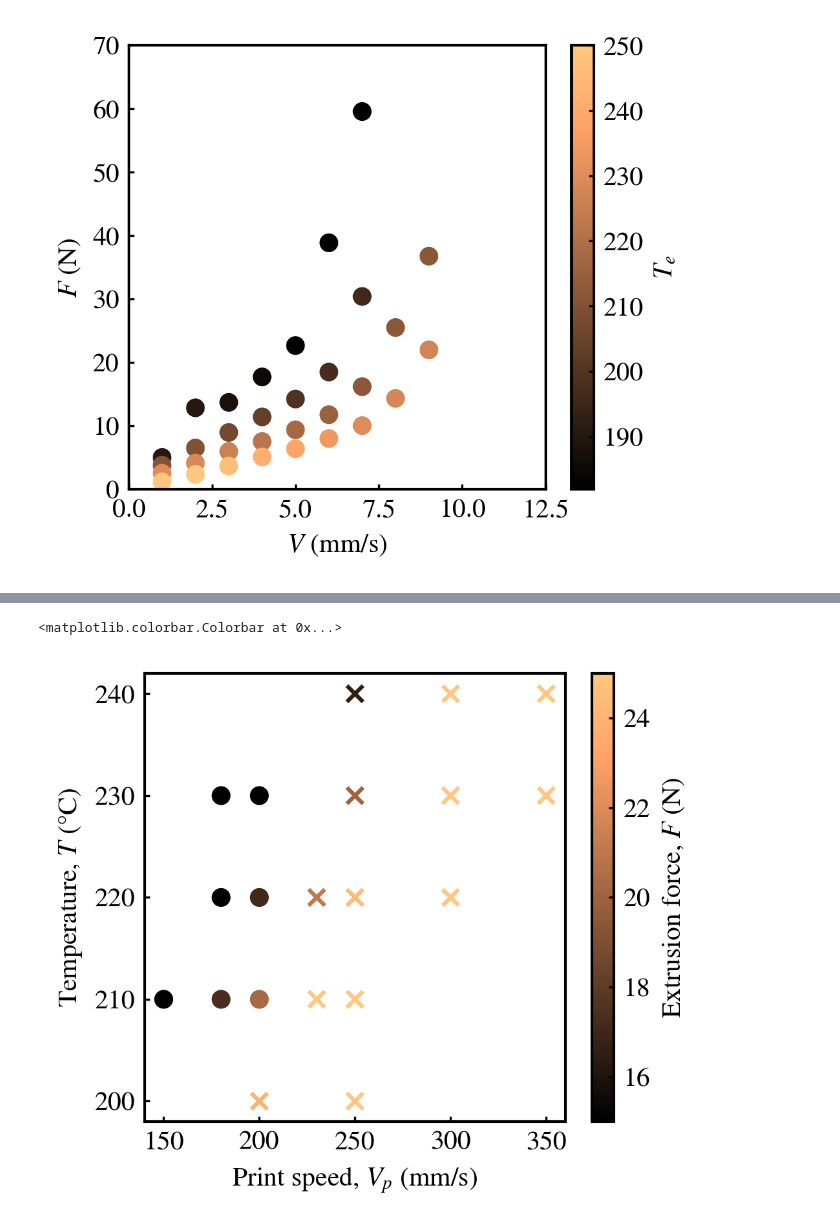
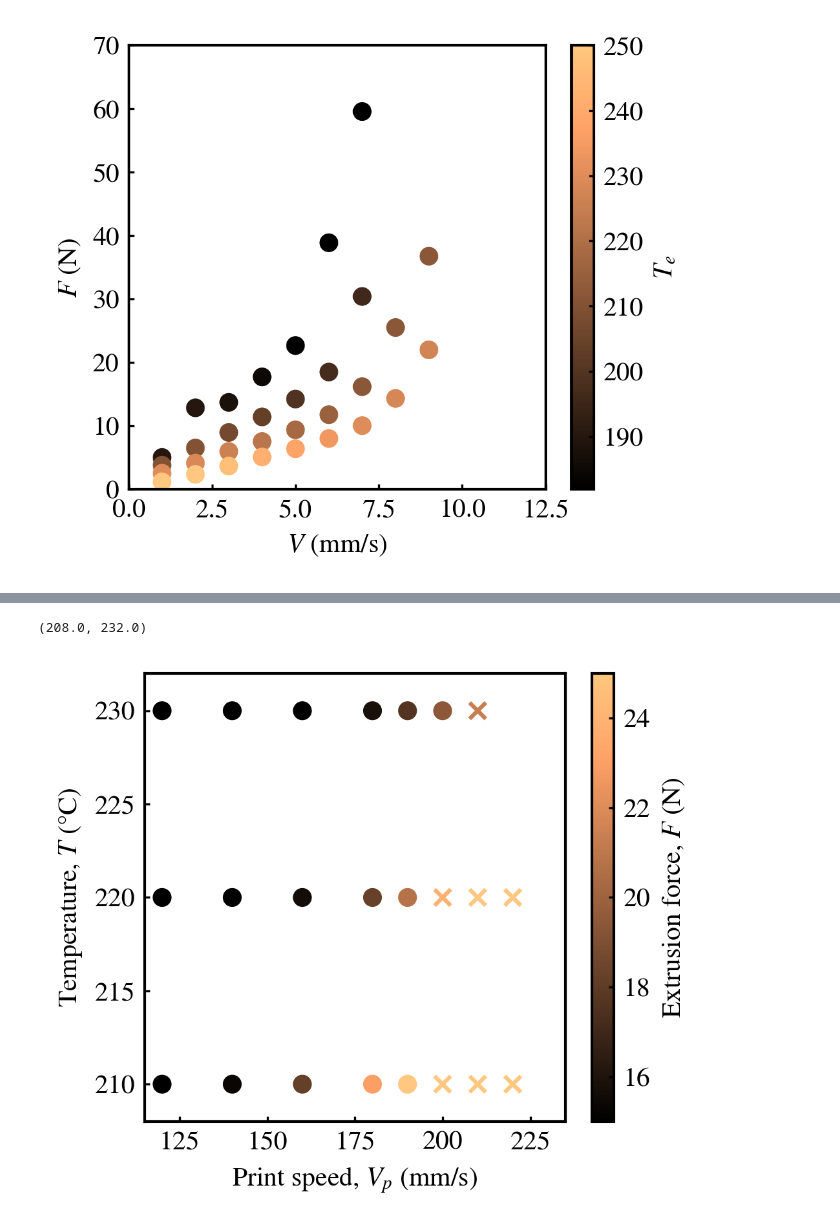
Before and after one commit to ZLoverty/ETP, a Jupyter notebook: Code/reanalysis-of-extrusion-data.ipynb, the cells around one changed output, grey strips where cells are left out. Saved outputs shown, nothing was run; the diff lists cells and outputs as text; code cells hidden in the pictures.

Commit message:
update my first L1003 data

```diff
--- a/Code/reanalysis-of-extrusion-data.ipynb
+++ b/Code/reanalysis-of-extrusion-data.ipynb
@@ -296,17 +296,19 @@ plt.colorbar(label="$T_e$")
 ![image.png](attachment:image.png)
 # %%
 folder = Path(r"H:\我的云端硬盘\Polymaker\003.挤出过程研究\003.挤出测试平台\实验数据\000.规范化数据（个人用）").resolve()
-data = pd.read_excel(folder / "挤出力x打印性.xlsx", sheet_name="L1002-1")
+data = pd.read_excel(folder / "挤出力x打印性.xlsx", sheet_name="L1003-6")
 # %%
 good = data.loc[data["网格填充"]==1]
 bad = data.loc[data["网格填充"]==0]
 norm = mcolors.Normalize(vmin=15, vmax=25)
 cmap = plt.get_cmap("copper")
-plt.scatter(good["打印速度"], good["温度"], c=good["挤出力"], marker="o",cmap=cmap, norm=norm, )
+plt.scatter(good["打印速度"], good["温度"], c=good["挤出力"], marker="o",cmap=cmap, norm=norm)
 plt.scatter(bad["打印速度"], bad["温度"], c=bad["挤出力"], marker="x", cmap=cmap, norm=norm)
 plt.xlabel("Print speed, $V_p$ (mm/s)")
 plt.ylabel("Temperature, $T$ (°C)")
 plt.colorbar(label="Extrusion force, $F$ (N)")
+plt.xlim(115, 235)
+plt.ylim(208, 232)
 # %% [output]
-<matplotlib.colorbar.Colorbar at 0x...>
+(208.0, 232.0)
-[figure, old version]
+[figure, new version]
```
Also changed, not shown: parts of 18 cells of this notebook.
